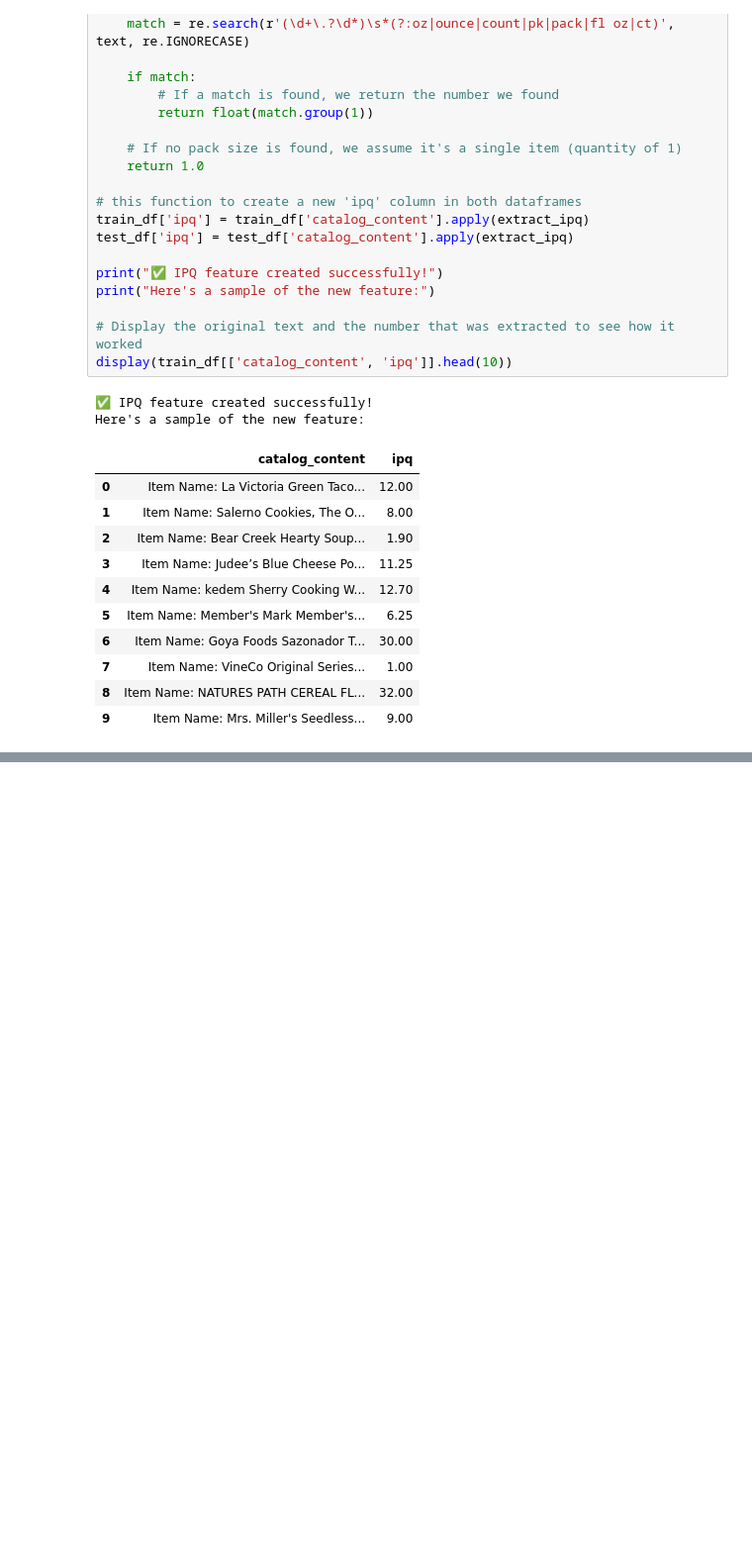
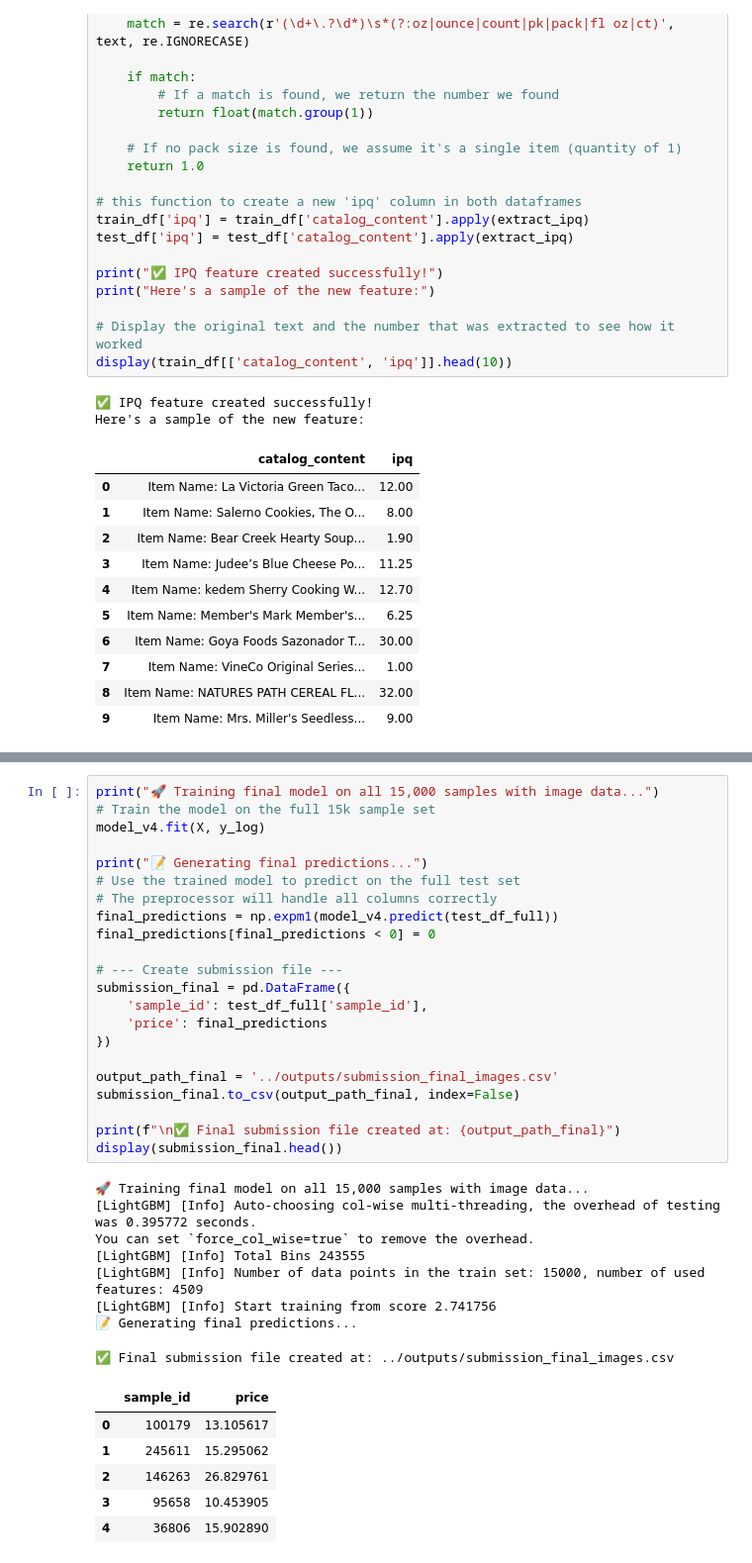
Before and after one commit to manishaagangadevi/price-prediction, a Jupyter notebook: notebooks/01_EDA_and_Baseline.ipynb, the cells around one changed output, grey strips where cells are left out. Shown at 99% size. Saved outputs shown, nothing was run; the diff lists cells and outputs as text; blank space fills up the shorter version.

```diff
--- a/notebooks/01_EDA_and_Baseline.ipynb
+++ b/notebooks/01_EDA_and_Baseline.ipynb
@@ -513,0 +631,37 @@ Here's a preview:
+# %%
+print("🚀 Training final model on all 15,000 samples with image data...")
+# Train the model on the full 15k sample set
+model_v4.fit(X, y_log)
+
+print("📝 Generating final predictions...")
+# Use the trained model to predict on the full test set
+# The preprocessor will handle all columns correctly
+final_predictions = np.expm1(model_v4.predict(test_df_full))
+final_predictions[final_predictions < 0] = 0
+
+# --- Create submission file ---
+submission_final = pd.DataFrame({
+    'sample_id': test_df_full['sample_id'],
+    'price': final_predictions
+})
+
+output_path_final = '../outputs/submission_final_images.csv'
+submission_final.to_csv(output_path_final, index=False)
+
+print(f"\n✅ Final submission file created at: {output_path_final}")
+display(submission_final.head())
+# %% [output]
+🚀 Training final model on all 15,000 samples with image data...
+[LightGBM] [Info] Auto-choosing col-wise multi-threading, the overhead of testing was 0.395772 seconds.
+You can set `force_col_wise=true` to remove the overhead.
+[LightGBM] [Info] Total Bins 243555
+[LightGBM] [Info] Number of data points in the train set: 15000, number of used features: 4509
+[LightGBM] [Info] Start training from score 2.741756
+📝 Generating final predictions...
+✅ Final submission file created at: ../outputs/submission_final_images.csv
+|  | sample_id | price |
+| 0 | 100179 | 13.105617 |
+| 1 | 245611 | 15.295062 |
+| 2 | 146263 | 26.829761 |
+| 3 | 95658 | 10.453905 |
+| 4 | 36806 | 15.902890 |
```
Also changed, not shown: parts of 10 cells of this notebook, 3 other files.
